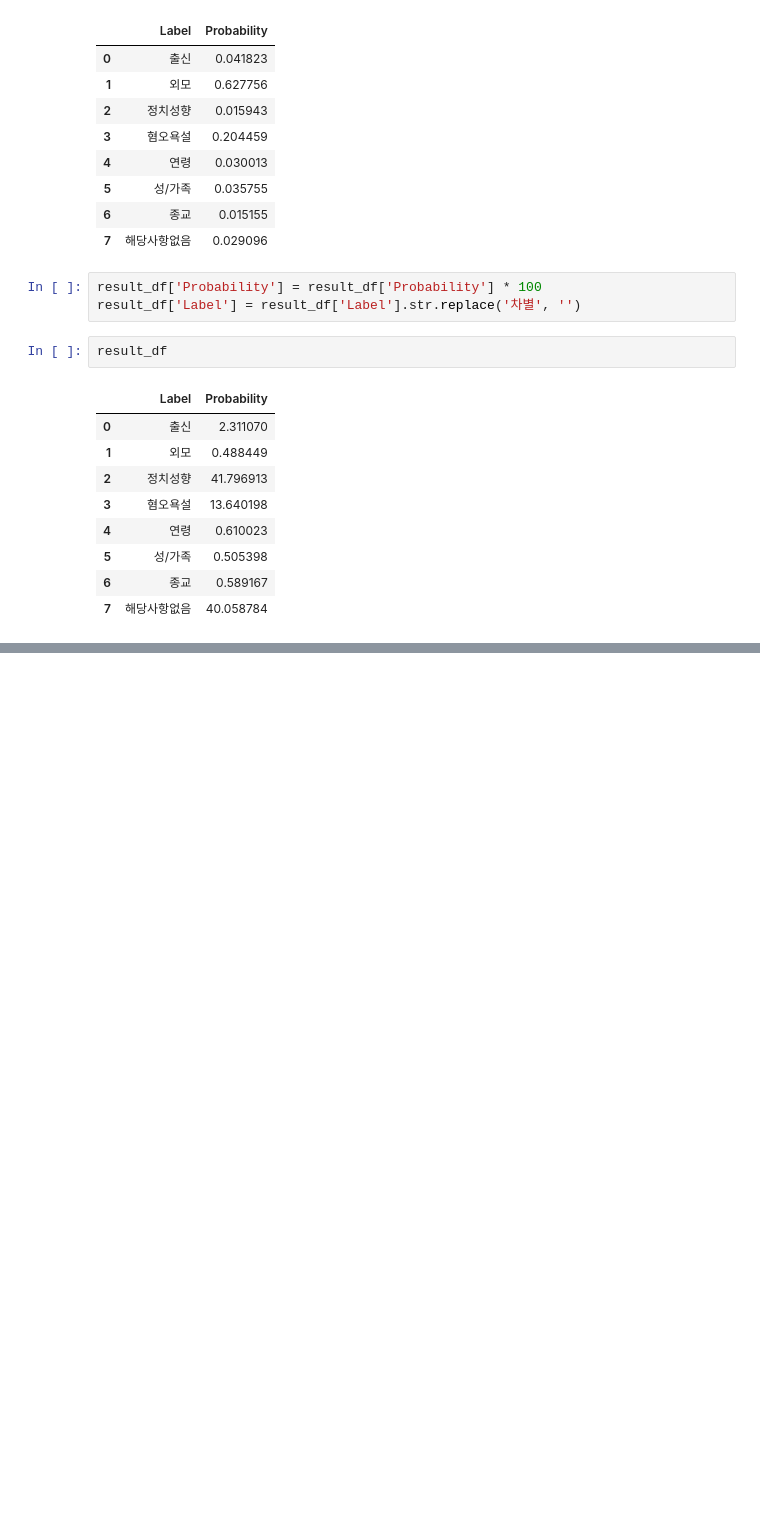
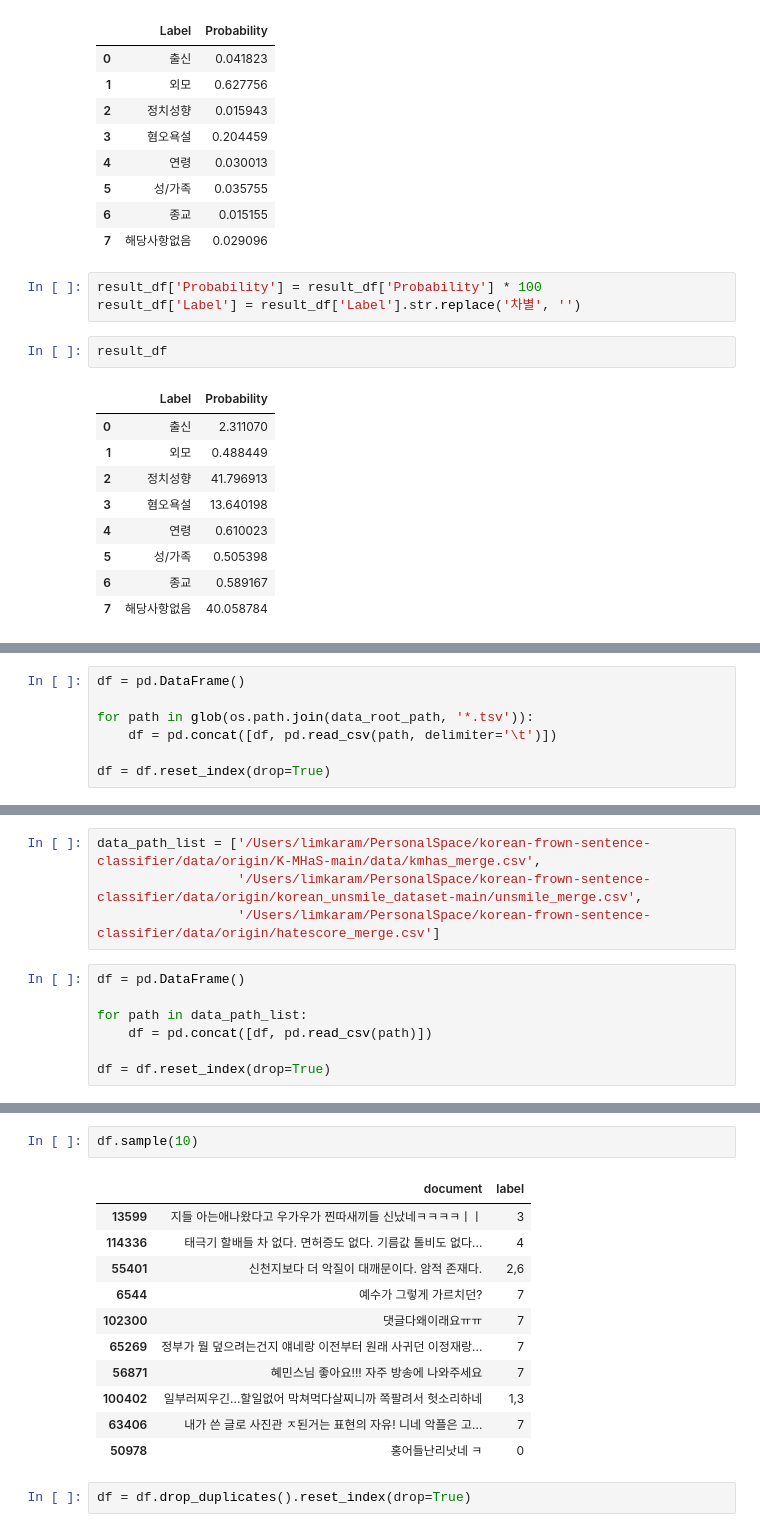
Before and after one commit to lkkaram/korean-frown-sentence-classifier, a Jupyter notebook: data/data_preprocess.ipynb, the cells around one changed output, grey strips where cells are left out. Cells and saved outputs as stored; diff of their text form; blank space fills up the shorter version.

```diff
--- a/data/data_preprocess.ipynb
+++ b/data/data_preprocess.ipynb
@@ -1078,0 +1186,7 @@ result_df
+# %%
+df = pd.DataFrame()
+
+for path in glob(os.path.join(data_root_path, '*.tsv')):
+    df = pd.concat([df, pd.read_csv(path, delimiter='\t')])
+
+df = df.reset_index(drop=True)
@@ -1078,0 +1329,11 @@ result_df
+# %%
+data_path_list = ['/Users/limkaram/PersonalSpace/korean-frown-sentence-classifier/data/origin/K-MHaS-main/data/kmhas_merge.csv',
+                  '/Users/limkaram/PersonalSpace/korean-frown-sentence-classifier/data/origin/korean_unsmile_dataset-main/unsmile_merge.csv',
+                  '/Users/limkaram/PersonalSpace/korean-frown-sentence-classifier/data/origin/hatescore_merge.csv']
+# %%
+df = pd.DataFrame()
+
+for path in data_path_list:
+    df = pd.concat([df, pd.read_csv(path)])
+
+df = df.reset_index(drop=True)
@@ -1078,0 +1352,16 @@ result_df
+# %%
+df.sample(10)
+# %% [output]
+|  | document | label |
+| 13599 | 지들 아는애나왔다고 우가우가 찐따새끼들 신났네ㅋㅋㅋㅋㅣㅣ | 3 |
+| 114336 | 태극기 할배들 차 없다. 면허증도 없다. 기름값 톨비도 없다... | 4 |
+| 55401 | 신천지보다 더 악질이 대깨문이다. 암적 존재다. | 2,6 |
+| 6544 | 예수가 그렇게 가르치던? | 7 |
+| 102300 | 댓글다왜이래요ㅠㅠ | 7 |
+| 65269 | 정부가 뭘 덮으려는건지 얘네랑 이전부터 원래 사귀던 이정재랑... | 7 |
+| 56871 | 혜민스님 좋아요!!! 자주 방송에 나와주세요 | 7 |
+| 100402 | 일부러찌우긴...할일없어 막쳐먹다살찌니까 쪽팔려서 헛소리하네 | 1,3 |
+| 63406 | 내가 쓴 글로 사진관 ㅈ된거는 표현의 자유! 니네 악플은 고... | 7 |
+| 50978 | 홍어들난리낫네 ㅋ | 0 |
+# %%
+df = df.drop_duplicates().reset_index(drop=True)
```
Also changed, not shown: parts of 72 cells of this notebook, 10 other files.
